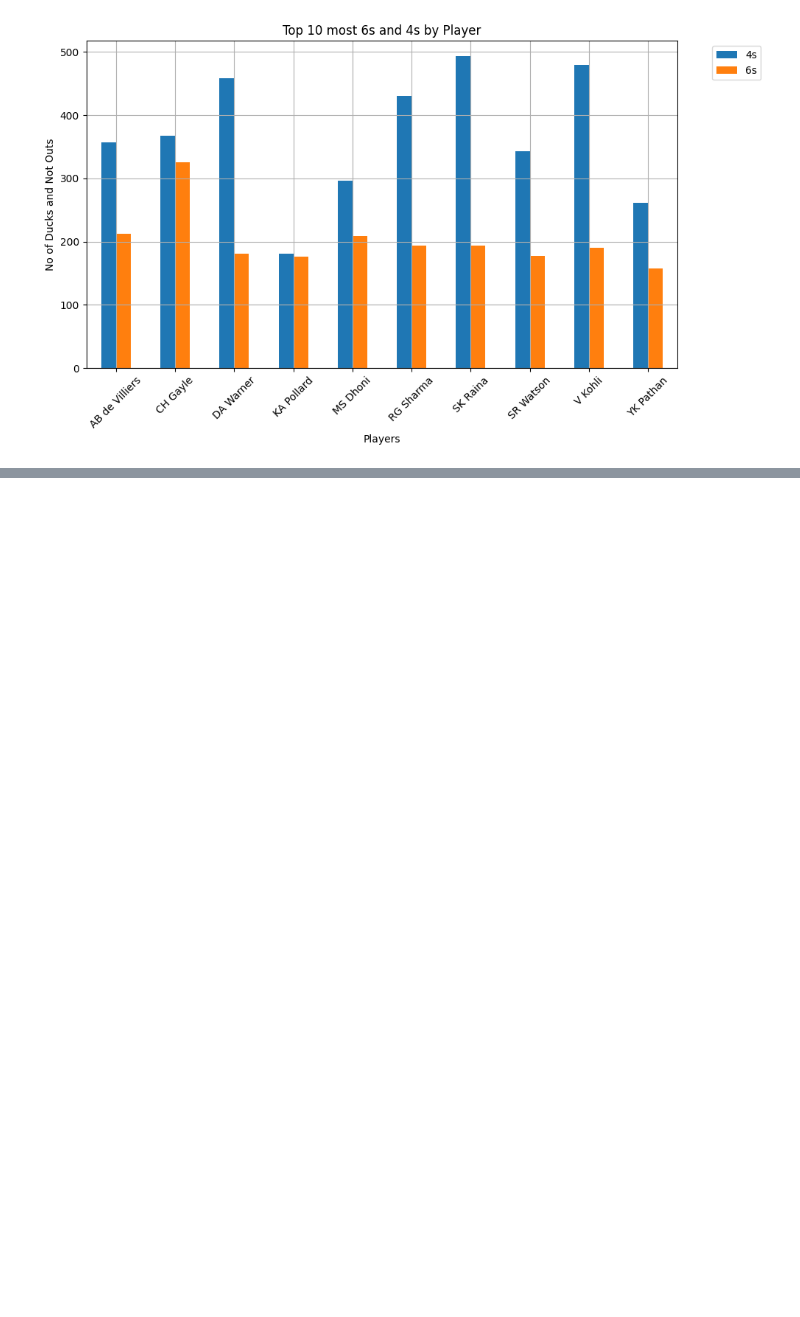
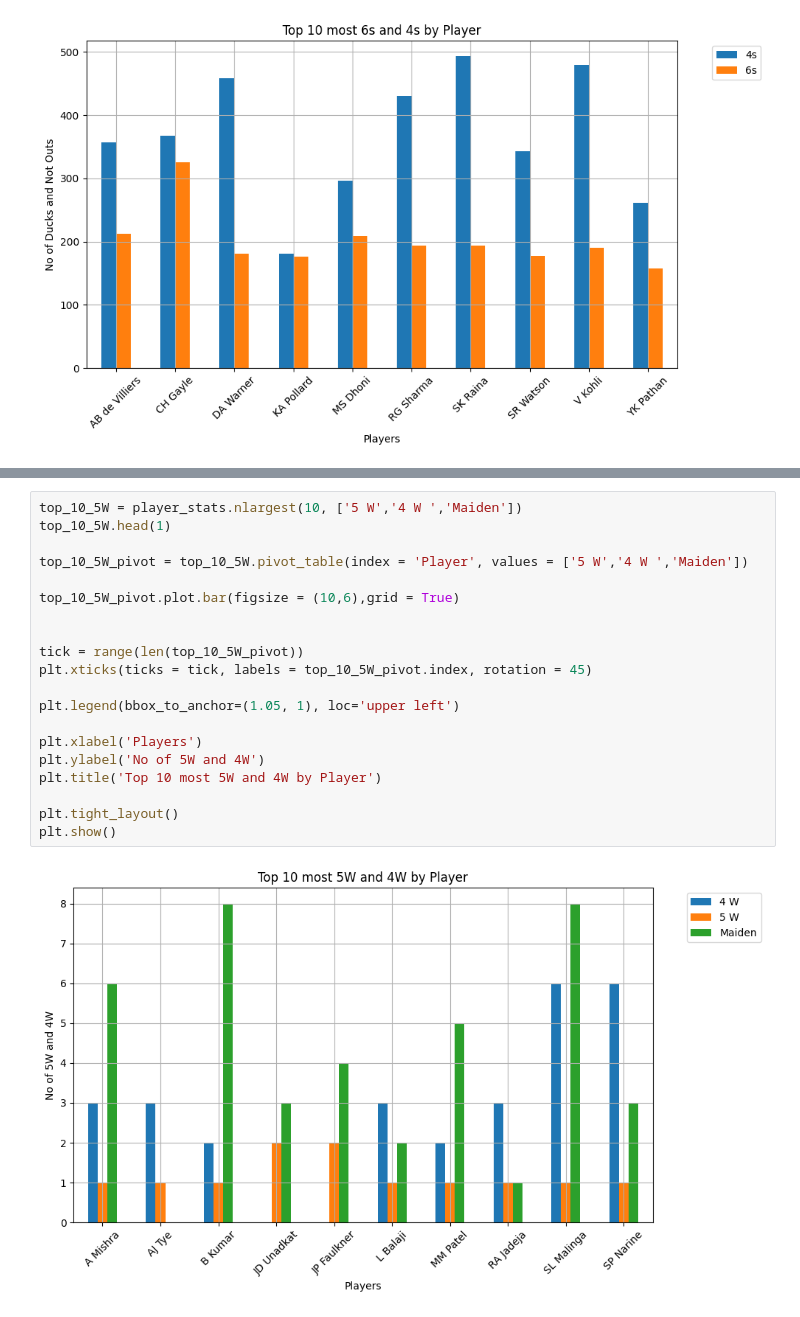
Before and after one commit to Udhay2898/Cricket_stat, a Jupyter notebook: Cricket Stat(Bar).ipynb, the cells around one changed output, grey strips where cells are left out. Drawn from its saved outputs; the diff is of its cells as text; blank space fills up the shorter version.

```diff
--- a/Cricket Stat(Bar).ipynb
+++ b/Cricket Stat(Bar).ipynb
@@ -357,0 +360,22 @@ plt.show()
+# %%
+top_10_5W = player_stats.nlargest(10, ['5 W','4 W ','Maiden'])
+top_10_5W.head(1)
+
+top_10_5W_pivot = top_10_5W.pivot_table(index = 'Player', values = ['5 W','4 W ','Maiden'])
+
+top_10_5W_pivot.plot.bar(figsize = (10,6),grid = True)
+
+
+tick = range(len(top_10_5W_pivot))
+plt.xticks(ticks = tick, labels = top_10_5W_pivot.index, rotation = 45)
+
+plt.legend(bbox_to_anchor=(1.05, 1), loc='upper left')
+
+plt.xlabel('Players')
+plt.ylabel('No of 5W and 4W')
+plt.title('Top 10 most 5W and 4W by Player')
+
+plt.tight_layout()
+plt.show()
+# %% [output]
+[figure, added]
```
Also changed, not shown: parts of 21 cells of this notebook.
